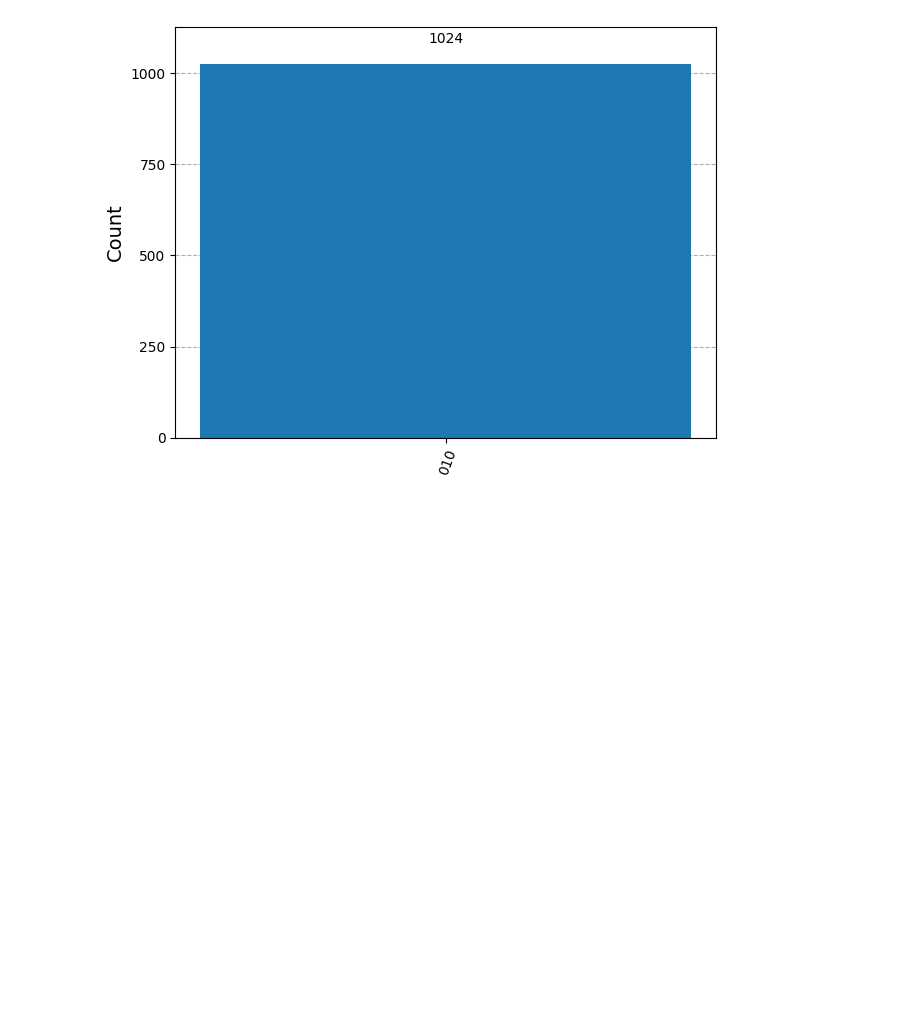
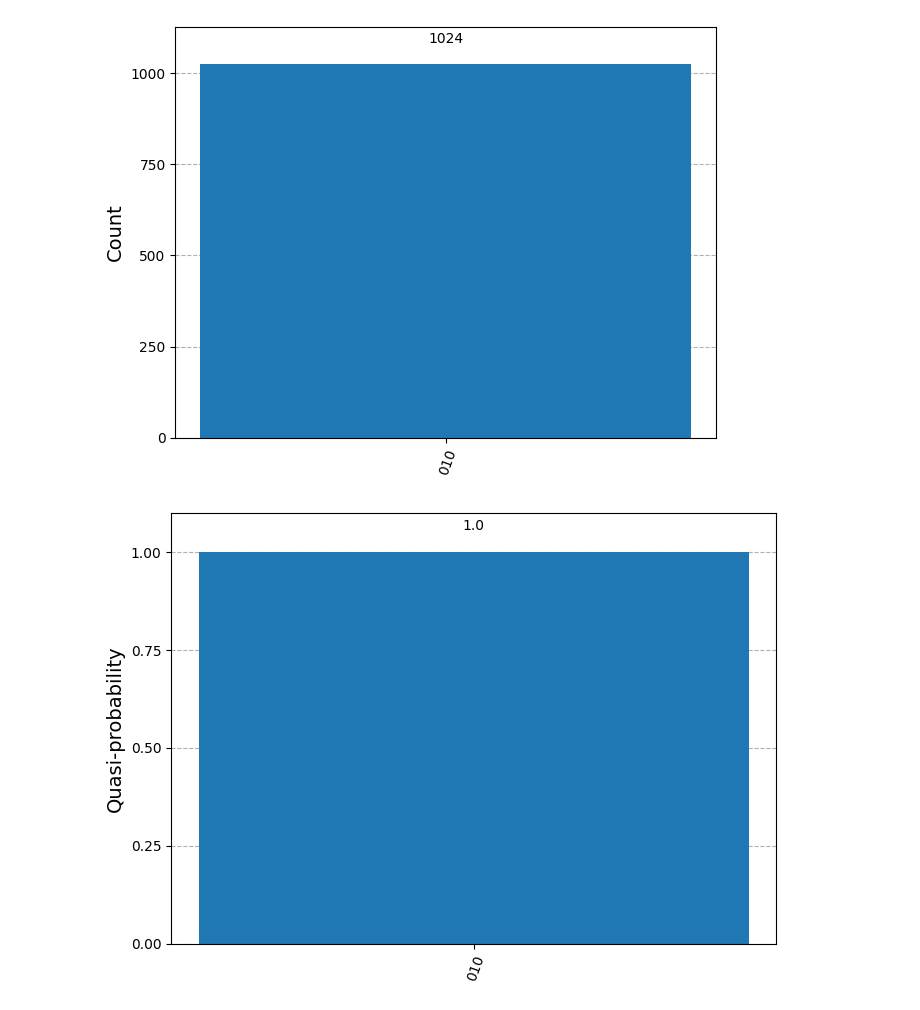
Before and after one commit to miketorii/ProjectX, a Jupyter notebook: Quantum/qft.ipynb, the cells around one changed output. Saved outputs shown, nothing was run; the diff lists cells and outputs as text; code cells hidden in the pictures; blank space fills up the shorter version.

```diff
--- a/Quantum/qft.ipynb
+++ b/Quantum/qft.ipynb
@@ -64,3 +64,7 @@ print(counts)
 plot_histogram(result.get_counts(compiled_circuit))
 # %% [output]
 [figure]
+# %%
+plot_distribution(result.get_counts(compiled_circuit))
+# %% [output]
+[figure, added]
```
